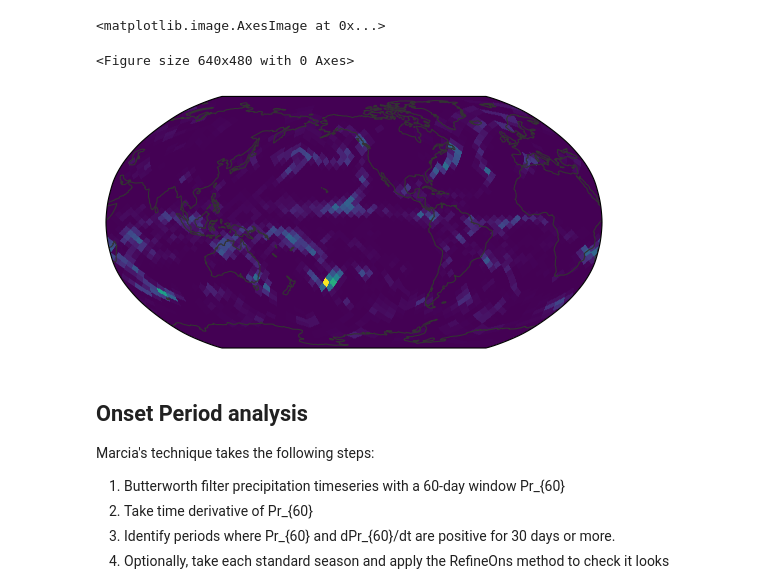
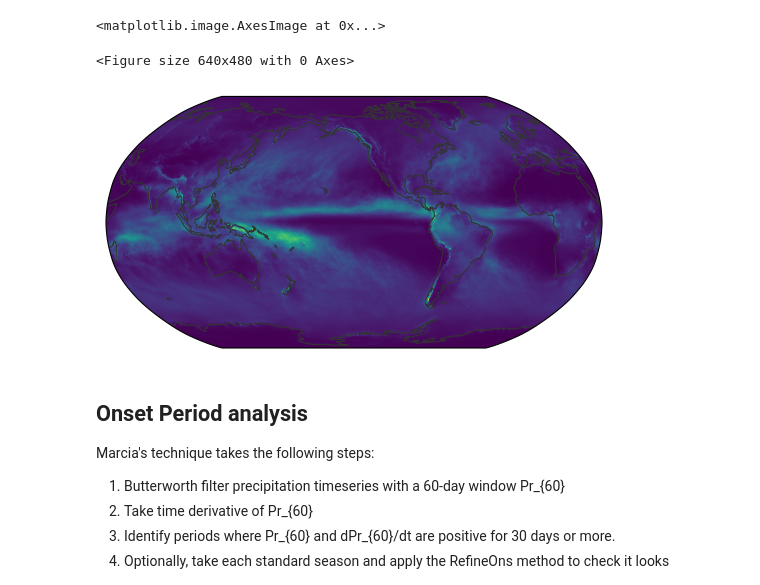
Before and after one commit to fran-morris-research/hackathon-monsoons, a Jupyter notebook: onset_identification/healpix_timeseries.ipynb, the cells around one changed output. Cells and saved outputs as stored; diff of their text form; code cells hidden in the pictures.

```diff
--- a/onset_identification/healpix_timeseries.ipynb
+++ b/onset_identification/healpix_timeseries.ipynb
@@ -33,4 +33,4 @@ cat = intake.open_catalog(url)['UK']
 # sim = 'um_glm_n2560_RAL3p3_tuned_hk26'
 sim = 'um_glm_n1280_GAL9_v2_hk26'
 sim_cat = cat[sim]
-ds = sim_cat(zoom=4, time='PT1H').to_dask().pipe(hp_mods)
+ds = sim_cat(zoom=7, time='PT1H').to_dask().pipe(hp_mods)
@@ -64,9 +37,9 @@ crs
 # %%
-egh.healpix_show(ds.pr.isel(time=4))
+egh.healpix_show(ds.pr.mean(dim="time"))
 # %% [output]
 <matplotlib.image.AxesImage at 0x...>
 <Figure size 640x480 with 0 Axes>
-[figure, old version]
+[figure, new version]
 # %% [markdown]
 ## Onset Period analysis
 
```
Also changed, not shown: parts of 3 cells of this notebook.
